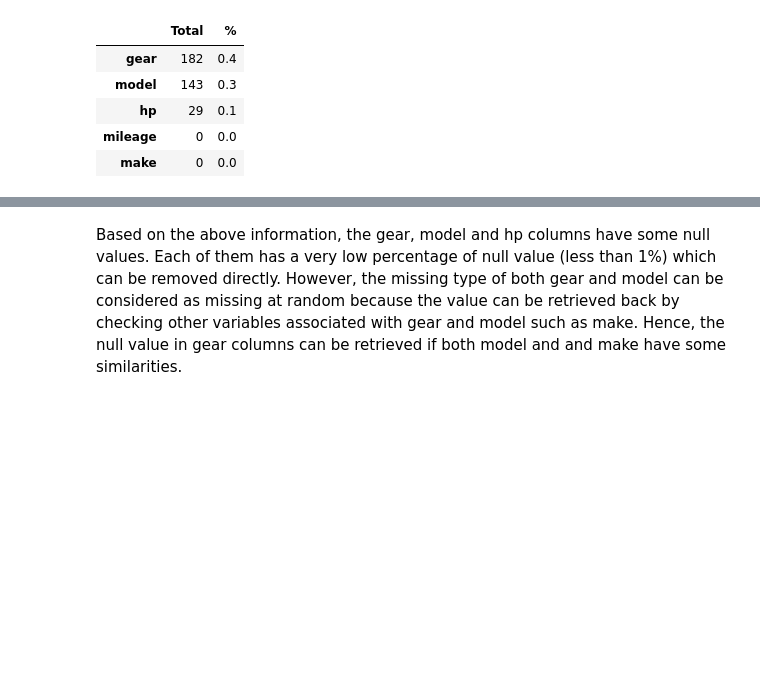
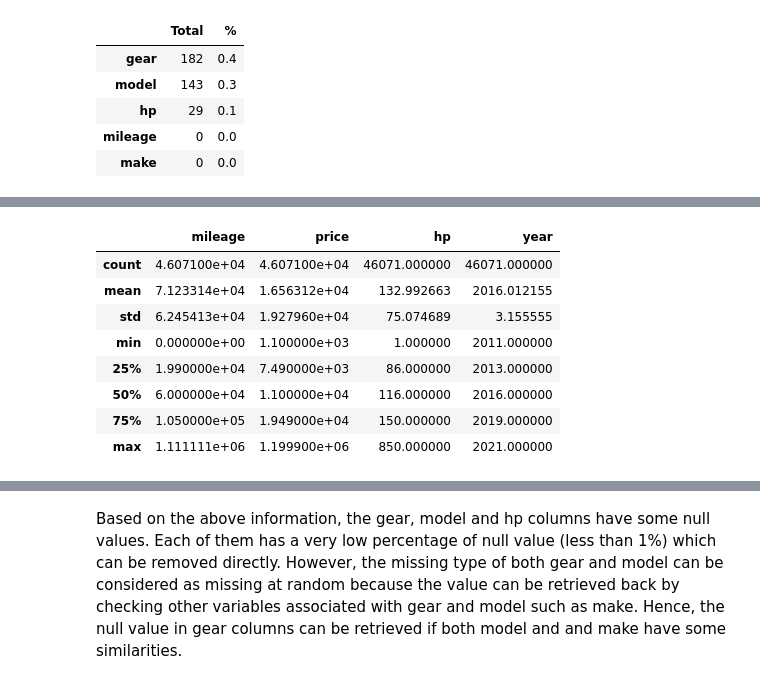
Before and after one commit to harrizazham98/DataScienceProj, a Jupyter notebook: 005_CarPurchase/eda.ipynb, the cells around one changed output, grey strips where cells are left out. Cells and saved outputs as stored; diff of their text form; code cells hidden in the pictures; blank space fills up the shorter version.

```diff
--- a/005_CarPurchase/eda.ipynb
+++ b/005_CarPurchase/eda.ipynb
@@ -46,0 +68,12 @@ missing.head(5)
+# %%
+data.describe()
+# %% [output]
+|  | mileage | price | hp | year |
+| count | 4.607100e+04 | 4.607100e+04 | 46071.000000 | 46071.000000 |
+| mean | 7.123314e+04 | 1.656312e+04 | 132.992663 | 2016.012155 |
+| std | 6.245413e+04 | 1.927960e+04 | 75.074689 | 3.155555 |
+| min | 0.000000e+00 | 1.100000e+03 | 1.000000 | 2011.000000 |
+| 25% | 1.990000e+04 | 7.490000e+03 | 86.000000 | 2013.000000 |
+| 50% | 6.000000e+04 | 1.100000e+04 | 116.000000 | 2016.000000 |
+| 75% | 1.050000e+05 | 1.949000e+04 | 150.000000 | 2019.000000 |
+| max | 1.111111e+06 | 1.199900e+06 | 850.000000 | 2021.000000 |
```
Also changed, not shown: parts of 13 cells of this notebook.
